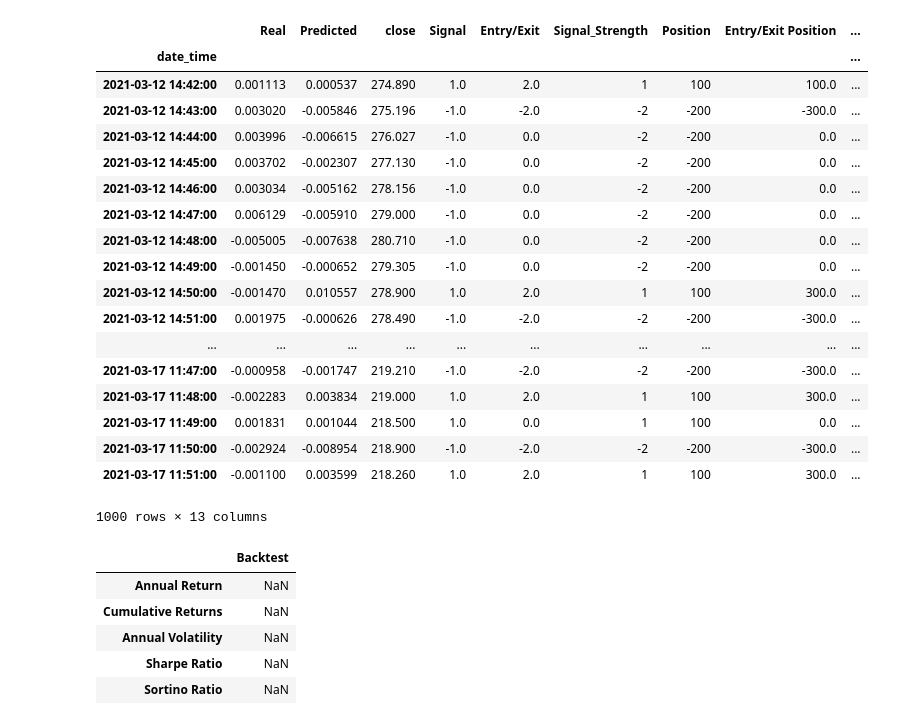
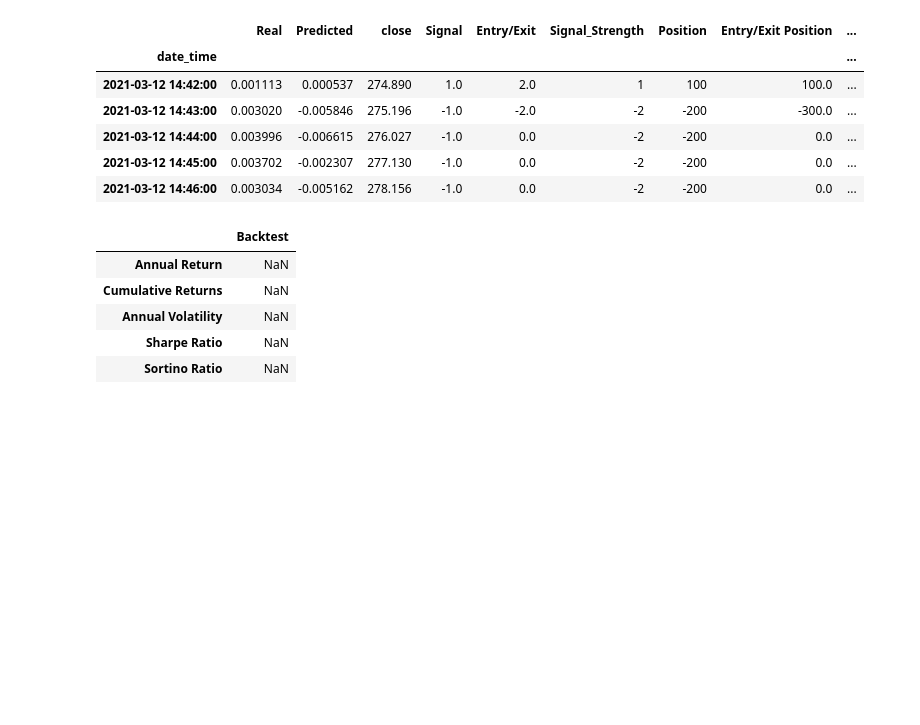
Before and after one commit to vweinblatt123/CF-Project2, a Jupyter notebook: Victor/trading_strategy.ipynb, the cells around one changed output. Saved outputs shown, nothing was run; the diff lists cells and outputs as text; code cells hidden in the pictures; blank space fills up the shorter version.

```diff
--- a/Victor/trading_strategy.ipynb
+++ b/Victor/trading_strategy.ipynb
@@ -40,50 +34,46 @@ initial_capital = float(1000000)
 # Set the share size
 share_size = 100
 
-# Take a 500 share position where the dual moving average crossover is 1 (SMA50 is greater than SMA100)
+# Take a share position based on signal_strength
 signals_df['Position'] = share_size * signals_df['Signal_Strength']
 
-# Find the points in time where a 500 share position is bought or sold
+# Find the points in time where a share position is bought or sold
 signals_df['Entry/Exit Position'] = signals_df['Position'].diff()
 signals_df['Entry/Exit Position'][0] = signals_df['Position'][0]
+
+#signals_df['Entry/Exit Position'][0] = share_size
 
 # Multiply share price by entry/exit positions and get the cumulatively sum
 signals_df['Portfolio Holdings'] = signals_df['close'] * signals_df['Entry/Exit Position'].cumsum()
 
 # Subtract the initial capital by the portfolio holdings to get the amount of liquid cash in the portfolio
 signals_df['Portfolio Cash'] = initial_capital - (signals_df['close'] * signals_df['Entry/Exit Position']).cumsum()
 
 # Get the total portfolio value by adding the cash amount by the portfolio holdings (or investments)
 signals_df['Portfolio Total'] = signals_df['Portfolio Cash'] + signals_df['Portfolio Holdings']
 
 # Calculate the portfolio daily returns
 signals_df['Portfolio Daily Returns'] = signals_df['Portfolio Total'].pct_change()
 
-# Calculate the cumulative returns
+# Calculate the cumulative portfolio returns
 signals_df['Portfolio Cumulative Returns'] = (1 + signals_df['Portfolio Daily Returns']).cumprod() - 1
 
+# Calculate the stock daily returns
+signals_df['Stock Daily Returns'] = signals_df['close'].pct_change()
+
+# Calculate the cumulative stock returns
+signals_df['Stock Cumulative Returns'] = (1 + signals_df['Stock Daily Returns']).cumprod() - 1
+
 # Print the DataFrame
-signals_df.head(1000)
+signals_df.head()
 # %% [output]
 |  | Real | Predicted | close | Signal | Entry/Exit | Signal_Strength | Position | Entry/Exit Position | ... |
 | date_time |  |  |  |  |  |  |  |  | ... |
 | 2021-03-12 14:42:00 | 0.001113 | 0.000537 | 274.890 | 1.0 | 2.0 | 1 | 100 | 100.0 | ... |
 | 2021-03-12 14:43:00 | 0.003020 | -0.005846 | 275.196 | -1.0 | -2.0 | -2 | -200 | -300.0 | ... |
 | 2021-03-12 14:44:00 | 0.003996 | -0.006615 | 276.027 | -1.0 | 0.0 | -2 | -200 | 0.0 | ... |
 | 2021-03-12 14:45:00 | 0.003702 | -0.002307 | 277.130 | -1.0 | 0.0 | -2 | -200 | 0.0 | ... |
 | 2021-03-12 14:46:00 | 0.003034 | -0.005162 | 278.156 | -1.0 | 0.0 | -2 | -200 | 0.0 | ... |
-| 2021-03-12 14:47:00 | 0.006129 | -0.005910 | 279.000 | -1.0 | 0.0 | -2 | -200 | 0.0 | ... |
-| 2021-03-12 14:48:00 | -0.005005 | -0.007638 | 280.710 | -1.0 | 0.0 | -2 | -200 | 0.0 | ... |
-| 2021-03-12 14:49:00 | -0.001450 | -0.000652 | 279.305 | -1.0 | 0.0 | -2 | -200 | 0.0 | ... |
-| 2021-03-12 14:50:00 | -0.001470 | 0.010557 | 278.900 | 1.0 | 2.0 | 1 | 100 | 300.0 | ... |
-| 2021-03-12 14:51:00 | 0.001975 | -0.000626 | 278.490 | -1.0 | -2.0 | -2 | -200 | -300.0 | ... |
-| ... | ... | ... | ... | ... | ... | ... | ... | ... | ... |
-| 2021-03-17 11:47:00 | -0.000958 | -0.001747 | 219.210 | -1.0 | -2.0 | -2 | -200 | -300.0 | ... |
-| 2021-03-17 11:48:00 | -0.002283 | 0.003834 | 219.000 | 1.0 | 2.0 | 1 | 100 | 300.0 | ... |
-| 2021-03-17 11:49:00 | 0.001831 | 0.001044 | 218.500 | 1.0 | 0.0 | 1 | 100 | 0.0 | ... |
-| 2021-03-17 11:50:00 | -0.002924 | -0.008954 | 218.900 | -1.0 | -2.0 | -2 | -200 | -300.0 | ... |
-| 2021-03-17 11:51:00 | -0.001100 | 0.003599 | 218.260 | 1.0 | 2.0 | 1 | 100 | 300.0 | ... |
-1000 rows × 13 columns
 # %%
 # Prepare DataFrame for metrics
 metrics = [
```
Also changed, not shown: parts of 4 cells of this notebook, 1 other file.
